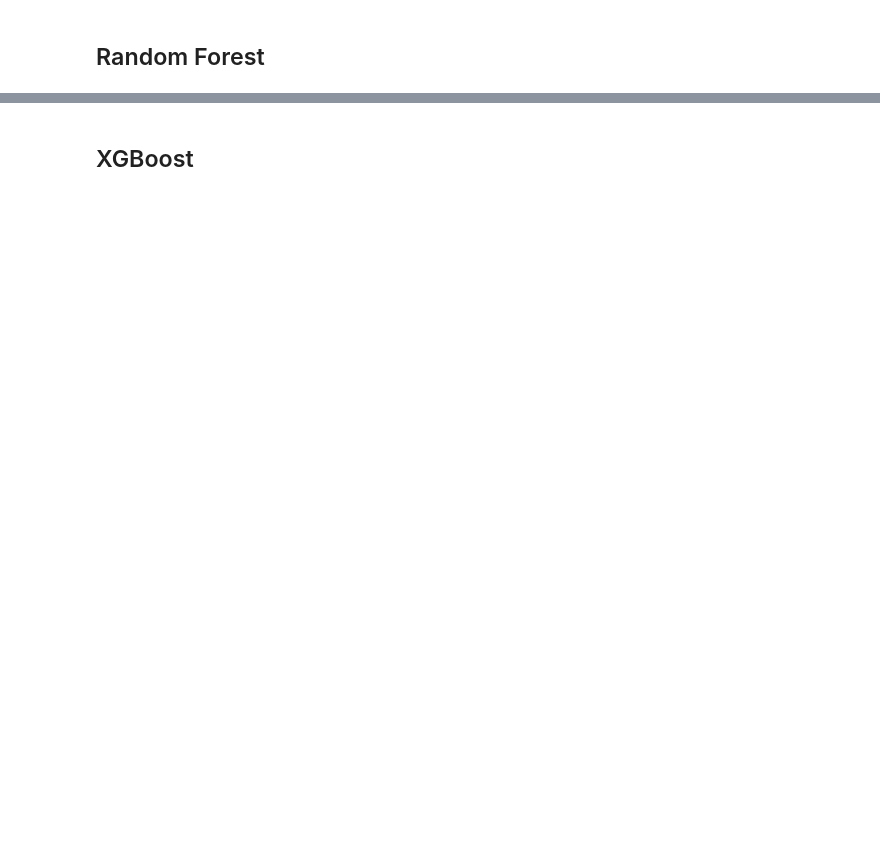
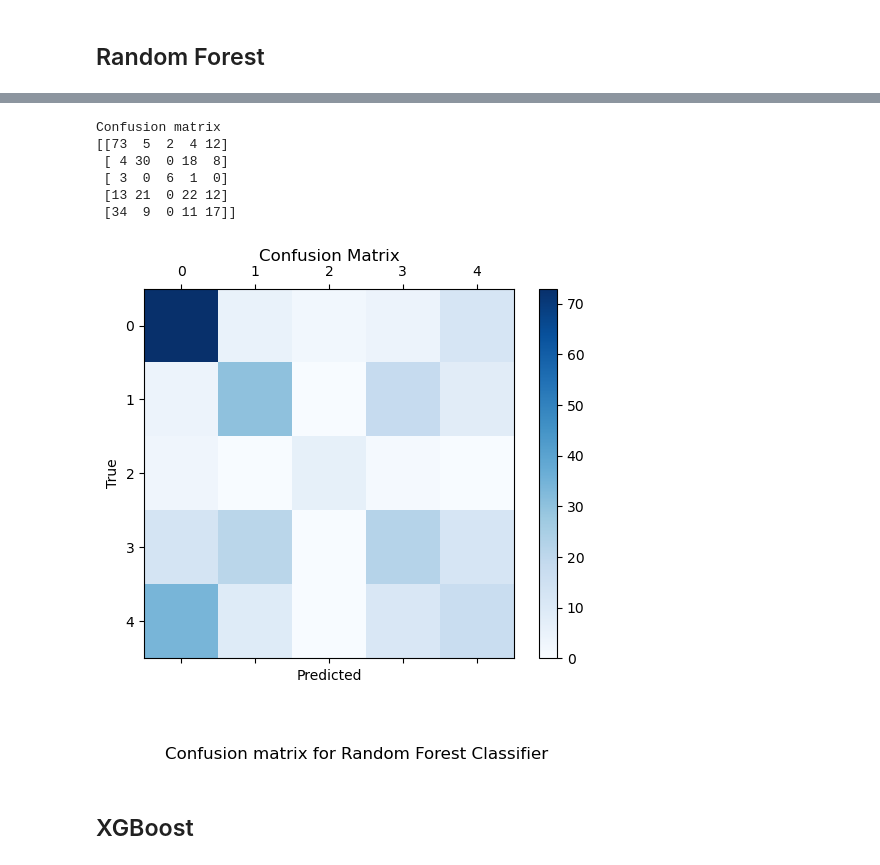
Before and after one commit to bohrges/DAA, a Jupyter notebook: models.ipynb, the cells around one changed output, grey strips where cells are left out. Drawn from its saved outputs; the diff is of its cells as text; code cells hidden in the pictures; blank space fills up the shorter version.

```diff
--- a/models.ipynb
+++ b/models.ipynb
@@ -103,22 +152,36 @@ print('Macro F1 Score:', f1_score(y_non_oversampled, rfc_pred, average='macro'))
 # %%
+# Define non-oversampled target values
+y_non_oversampled = y.loc[non_oversampled_indices]
+
+# Define predictions from Random Forest Classifier
+rfc_pred = predictions
+
 # Printing the confusion matrix
 print("Confusion matrix")
 print(confusion_matrix(y_non_oversampled, rfc_pred))
 # Plotting the confusion matrix with a caption
 fig, ax = plt.subplots()
 cax = ax.matshow(confusion_matrix(y_non_oversampled, rfc_pred), cmap=plt.cm.Blues)
 fig.colorbar(cax)
 
 # Adding labels
 plt.xlabel('Predicted')
 plt.ylabel('True')
 plt.title('Confusion Matrix', pad=20)
 
 # Adding caption
 caption = "Confusion matrix for Random Forest Classifier"
 plt.figtext(0.5, -0.1, caption, wrap=True, horizontalalignment='center', fontsize=12)
 
 plt.show()
+# %% [output]
+Confusion matrix
+[[73  5  2  4 12]
+ [ 4 30  0 18  8]
+ [ 3  0  6  1  0]
+ [13 21  0 22 12]
+ [34  9  0 11 17]]
+[figure, added]
 # %%
 # Printing the classification report
 
```
Also changed, not shown: parts of 7 cells of this notebook, 6 other files.
